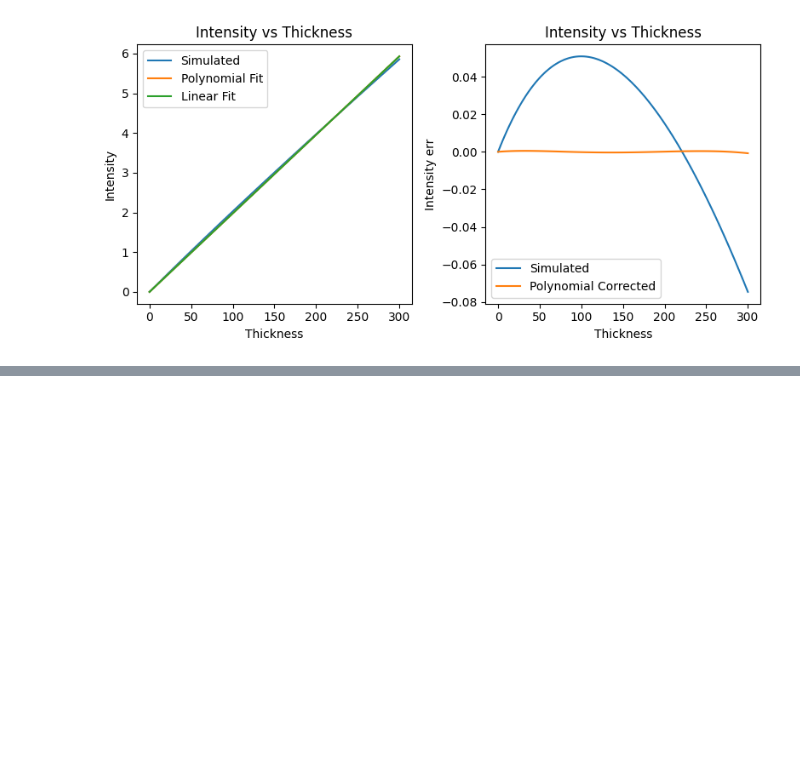
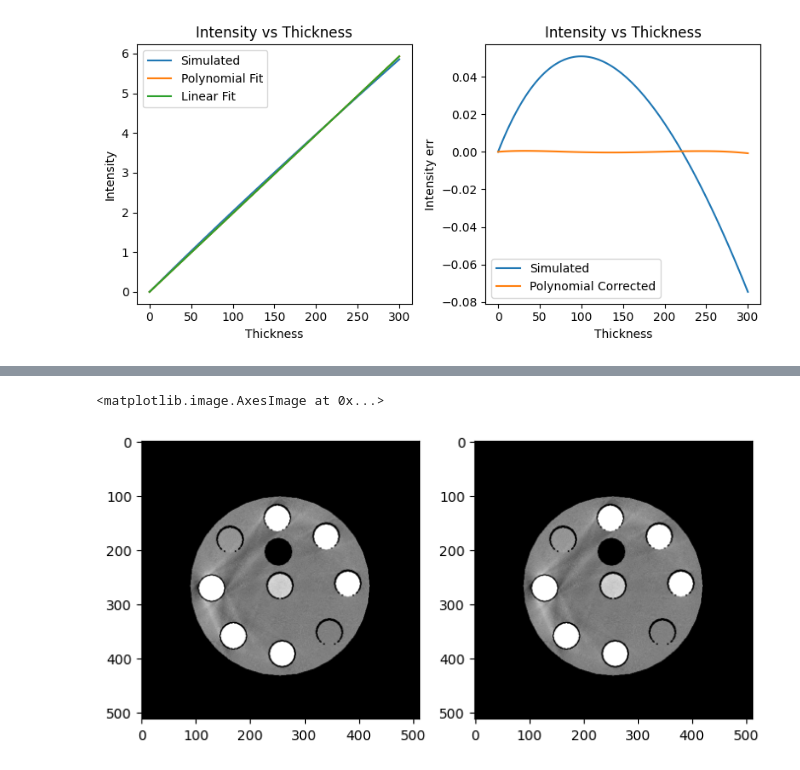
Before and after one commit to wudufan/pcct_md_diffusion, a Jupyter notebook: src/pcct_md_diffusion/md/post_correction_img/notebooks/mect_phantom_simul.ipynb, the cells around one changed output, grey strips where cells are left out. Cells and saved outputs as stored; diff of their text form; code cells hidden in the pictures; blank space fills up the shorter version.

Commit message:
solved the subproblem of fitting the spectrum given coefficient

```diff
--- a/src/pcct_md_diffusion/md/post_correction_img/notebooks/mect_phantom_simul.ipynb
+++ b/src/pcct_md_diffusion/md/post_correction_img/notebooks/mect_phantom_simul.ipynb
@@ -210,0 +230,32 @@ sitk.WriteImage(sitk_recon, os.path.join(calibration_dir, 'recon_fit.nii.gz'))
+# %%
+# solve for y = sum_i (c_i * p^i), where p = -log(sum_j (s_j * exp(-attenuation_j)))
+
+attenuation = np.sum(prjs_materials[..., None] * mus_materials[:, None, None, None, :], axis=0)
+attenuation = attenuation.reshape([-1, attenuation.shape[-1]]).astype(np.float32)
+
+# keep only the non-air rows
+inds = attenuation.max(axis=1) > 1e-4
+material_matrix = np.exp(-attenuation[inds])
+
+y = prjs_fit.reshape(-1)[inds]
+# %%
+poly_order = 3
+
+s = spectrum.copy()
+fp = -np.log(material_matrix @ s)
+
+# fit for the coefficients
+c = np.linalg.lstsq(np.array([fp**i for i in range(1, poly_order + 1)]).T, y, rcond=None)[0]
+# %%
+prjs_fit_solved = np.sum(c[:, None, None, None] * np.array([prjs_poly**i for i in range(1, order + 1)]), axis=0).astype(np.float32)
+prjs_fit_solved = additional_fbp_filter(prjs_fit_solved)
+recon_fit_solved = leapct.FBP(prjs_fit_solved)
+
+plt.figure(figsize=(8, 4))
+plt.subplot(1, 2, 1)
+plt.imshow(recon_fit[0], cmap='gray', vmin=water_att - 0.001, vmax=water_att + 0.001)
+plt.subplot(1, 2, 2)
+plt.imshow(recon_fit_solved[0], cmap='gray', vmin=water_att - 0.001, vmax=water_att + 0.001)
+# %% [output]
+<matplotlib.image.AxesImage at 0x...>
+[figure, added]
```
Also changed, not shown: parts of 15 cells of this notebook.
